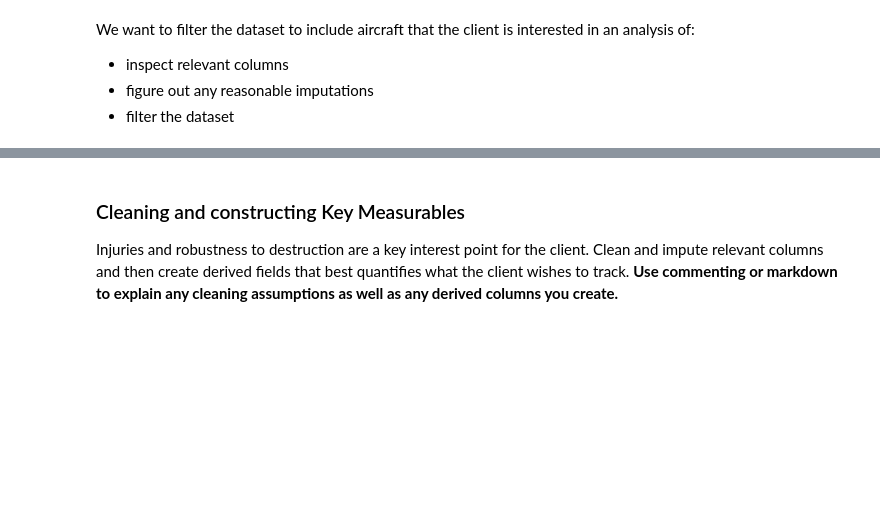
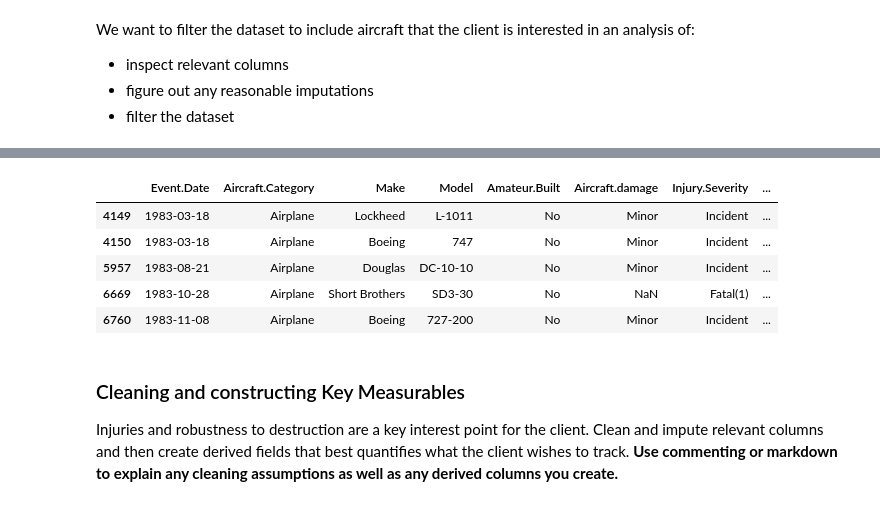
Before and after one commit to PaulK2547/dsc-course0-m8-lab, a Jupyter notebook: Aviation_Accidents_Cleaning.ipynb, the cells around one changed output, grey strips where cells are left out. Cells and saved outputs as stored; diff of their text form; code cells hidden in the pictures; blank space fills up the shorter version.

```diff
--- a/Aviation_Accidents_Cleaning.ipynb
+++ b/Aviation_Accidents_Cleaning.ipynb
@@ -91,3 +204,12 @@ We want to filter the dataset to include aircraft that the client is interested
+# %%
+df[columns].head()
+# %% [output]
+|  | Event.Date | Aircraft.Category | Make | Model | Amateur.Built | Aircraft.damage | Injury.Severity | ... |
+| 4149 | 1983-03-18 | Airplane | Lockheed | L-1011 | No | Minor | Incident | ... |
+| 4150 | 1983-03-18 | Airplane | Boeing | 747 | No | Minor | Incident | ... |
+| 5957 | 1983-08-21 | Airplane | Douglas | DC-10-10 | No | Minor | Incident | ... |
+| 6669 | 1983-10-28 | Airplane | Short Brothers | SD3-30 | No | NaN | Fatal(1) | ... |
+| 6760 | 1983-11-08 | Airplane | Boeing | 727-200 | No | Minor | Incident | ... |
 # %% [markdown]
 ### Cleaning and constructing Key Measurables
 
```
Also changed, not shown: parts of 16 cells of this notebook, 1 other file.
